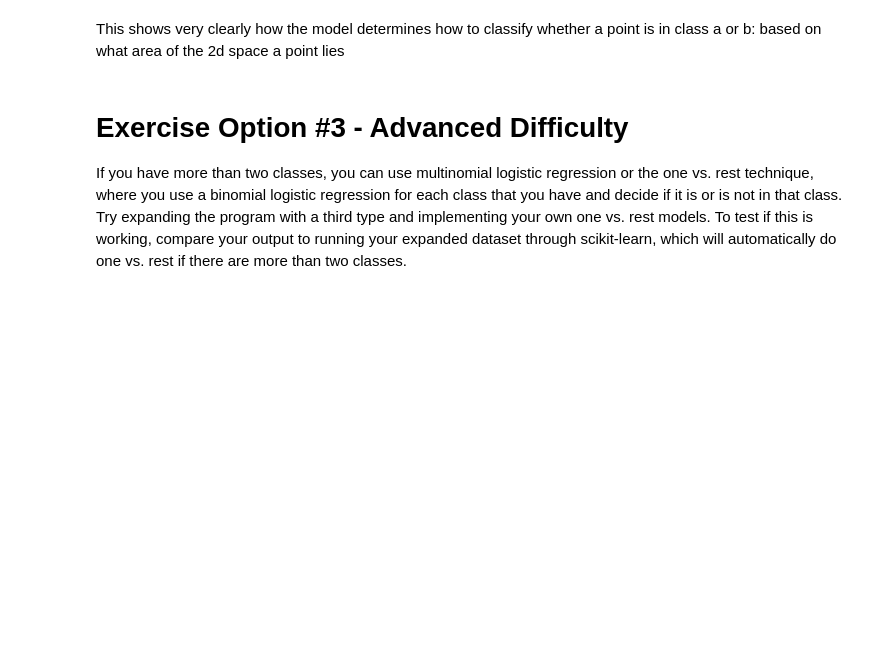
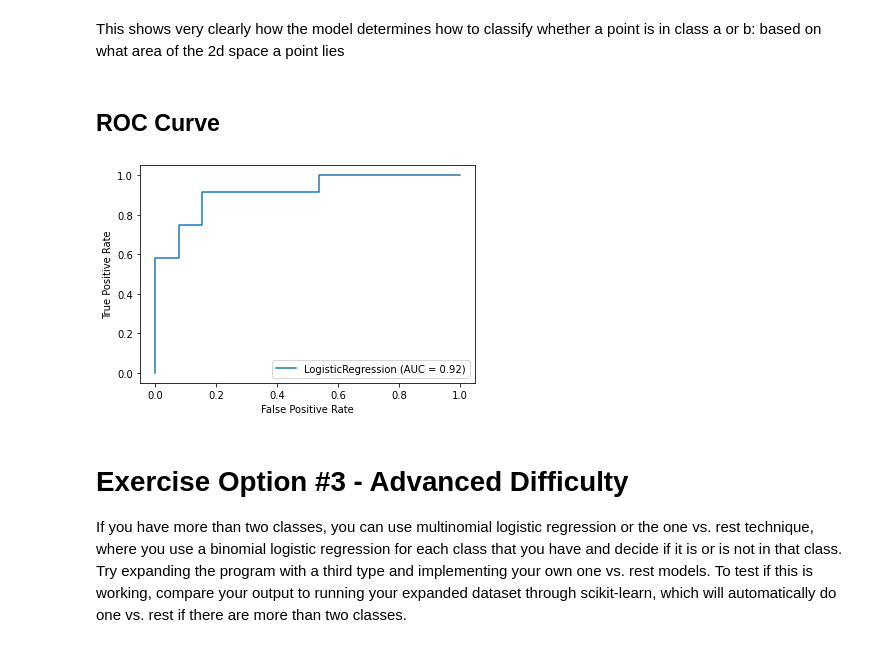
Before and after one commit to yrafalin/MachineLearning, a Jupyter notebook: Classification/LogisticRegression.ipynb, the cells around one changed output. Drawn from its saved outputs; the diff is of its cells as text; code cells hidden in the pictures; blank space fills up the shorter version.

Commit message:
Add ROC curve validation

```diff
--- a/Classification/LogisticRegression.ipynb
+++ b/Classification/LogisticRegression.ipynb
@@ -192,3 +192,17 @@ plot_areas_of_guess(model, plant_a_heights, plant_a_widths, plant_b_heights, pla
 [figure]
 # %% [markdown]
 This shows very clearly how the model determines how to classify whether a point is in class a or b: based on what area of the 2d space a point lies
+# %% [markdown]
+## ROC Curve
+# %%
+import matplotlib.pyplot as plt
+from sklearn import datasets, metrics, model_selection, svm
+X, y = plant_inputs, classes
+X_train, X_test, y_train, y_test = model_selection.train_test_split(            X, y, random_state=0)
+roc_model = linear_model.LogisticRegression()
+roc_model.fit(X_train, y_train)
+X_train, X_test, y_train, y_test = model_selection.train_test_split(            X, y, random_state=0)
+metrics.plot_roc_curve(roc_model, X_test, y_test)  # doctest: +SKIP
+plt.show()
+# %% [output]
+[figure, added]
```
Also changed, not shown: parts of 4 cells of this notebook, 1 other file.
